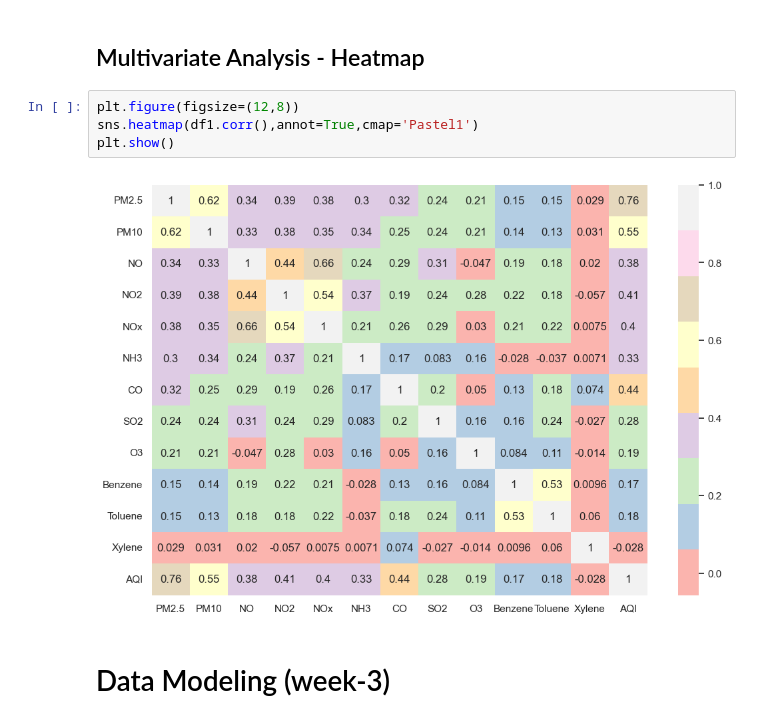
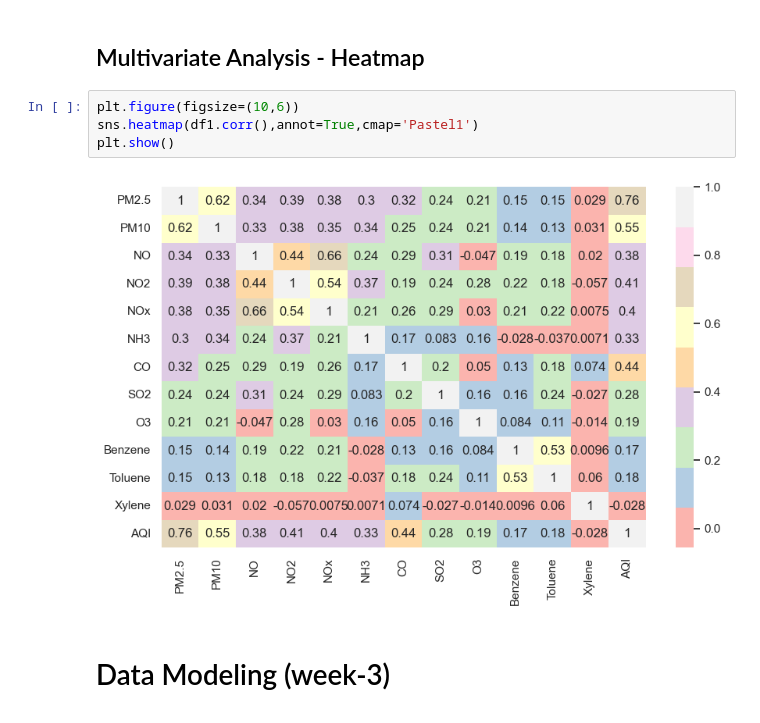
Before and after one commit to rajesh1835/Air-Quality-Prediction-, a Jupyter notebook: AQI Prediction Model.ipynb, the cells around one changed output. Saved outputs shown, nothing was run; the diff lists cells and outputs as text.

```diff
--- a/AQI Prediction Model.ipynb
+++ b/AQI Prediction Model.ipynb
@@ -486,11 +498,11 @@ df1=df.drop(columns=['City','Date'])
 # %% [markdown]
 ## Multivariate Analysis - Heatmap
 # %%
-plt.figure(figsize=(12,8))
+plt.figure(figsize=(10,6))
 sns.heatmap(df1.corr(),annot=True,cmap='Pastel1')
 plt.show()
 # %% [output]
-[figure, old version]
+[figure, new version]
 # %% [markdown]
 # Data Modeling (week-3)
 # %%
```
Also changed, not shown: parts of 10 cells of this notebook.
